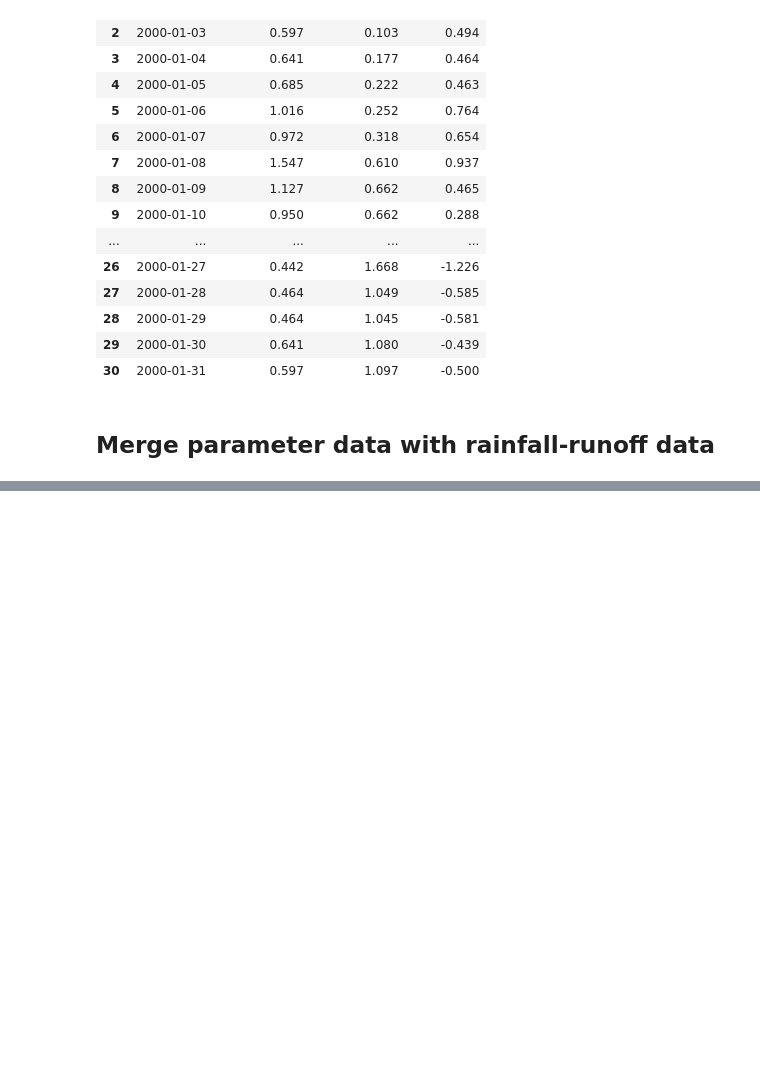
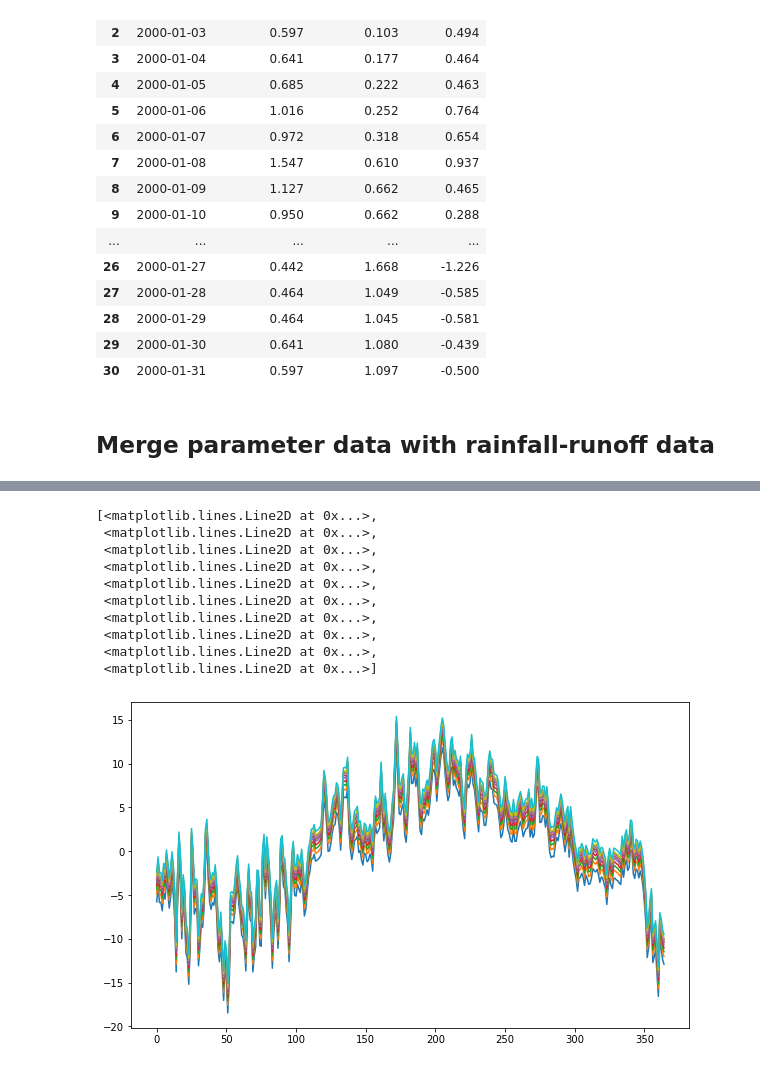
Before and after one commit to chrskj/TTK4853-hbv-ham5, a Jupyter notebook: Python/training_data_parser.ipynb, the cells around one changed output, grey strips where cells are left out. Drawn from its saved outputs; the diff is of its cells as text; code cells hidden in the pictures; blank space fills up the shorter version.

Commit message:
add: first version off training data generator finished

```diff
--- a/Python/training_data_parser.ipynb
+++ b/Python/training_data_parser.ipynb
@@ -207 +218,45 @@ Residual file data:
+# %%
+def generate_temp_data(df, params):
+    temps = []
+    for d in range(len(df)):
+        # Loop through 10 distributed areas
+        elevation = []
+        sum_height = params[ELEVS[0]]
+
+        for i in range(10):
+            # Calculate height of a given area by averaging lowest and highest height
+            height_low = params[ELEVS[i]]
+            height_hig = params[ELEVS[i+1]]
+            elevation.append((height_hig + height_low) / 2.0)
+
+            sum_height += params[ELEVS[i+1]]
+
+        # Find average height of catchment
+        avg_height = sum_height / 11.0
+
+        # Calculate elevation corrected temperature
+        temp = []
+        for i in range(10):
+            temp.append(df["grC"][d] + params["TPGRAD"] * (elevation[i] - avg_height) / 100.0)
+        temps.append(temp)
+    return temps
+
+# Tempeature plot for a year (simple model) for all 10 areas
+file_nr = 1
+df = load_forcing_and_discharge(file_nr)
+temps = generate_temp_data(df, params)
+plt.figure(figsize=(10,6))
+plt.plot(temps[0:365])
+# %% [output]
+[<matplotlib.lines.Line2D at 0x...>,
+ <matplotlib.lines.Line2D at 0x...>,
+ <matplotlib.lines.Line2D at 0x...>,
+ <matplotlib.lines.Line2D at 0x...>,
+ <matplotlib.lines.Line2D at 0x...>,
+ <matplotlib.lines.Line2D at 0x...>,
+ <matplotlib.lines.Line2D at 0x...>,
+ <matplotlib.lines.Line2D at 0x...>,
+ <matplotlib.lines.Line2D at 0x...>,
+ <matplotlib.lines.Line2D at 0x...>]
+[figure, added]
 # %%
```
Also changed, not shown: parts of 15 cells of this notebook, 1 other file.
